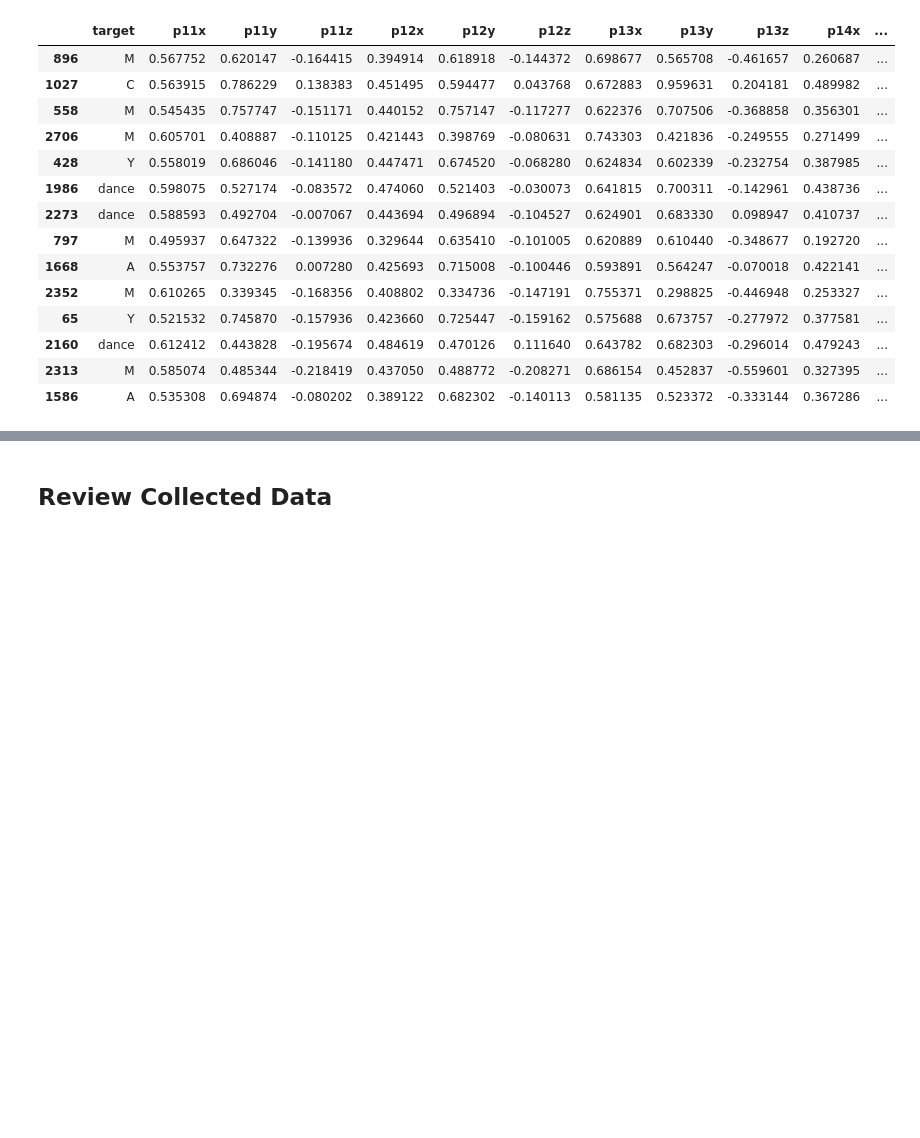
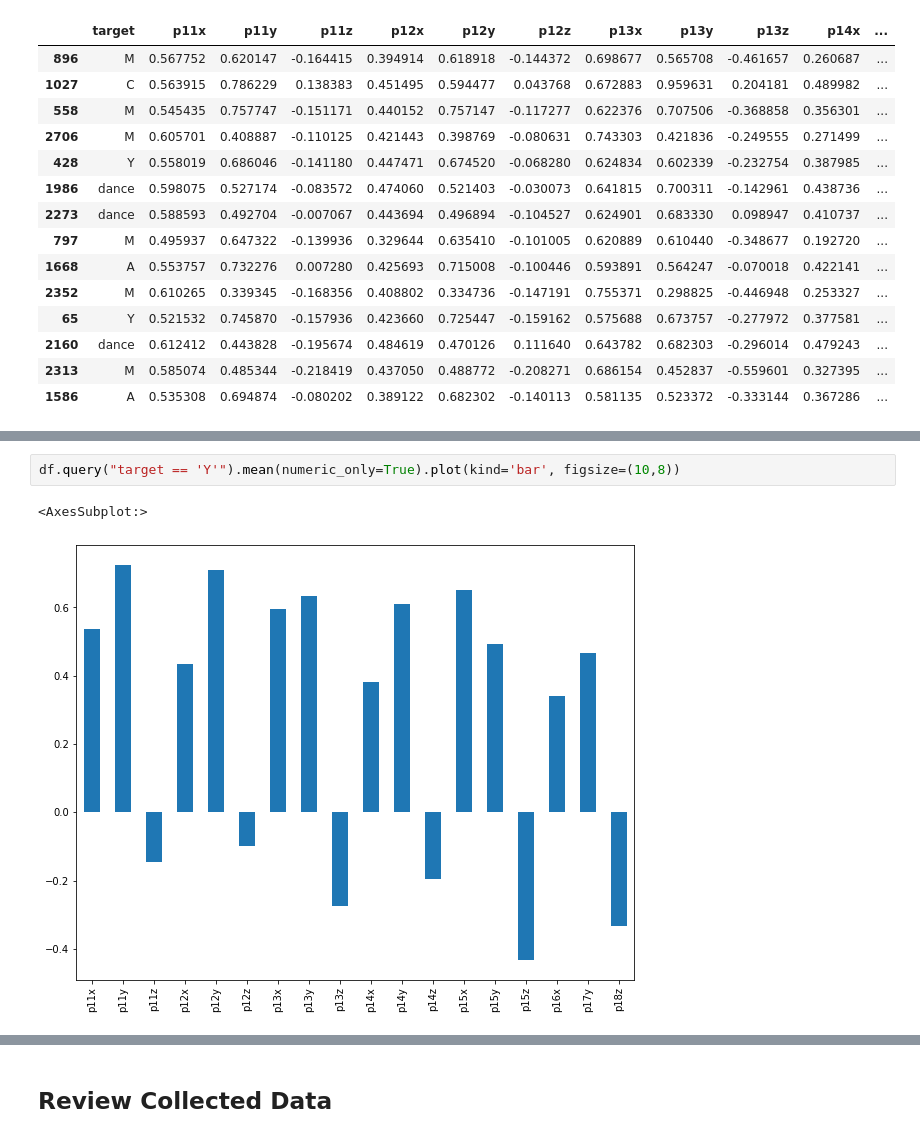
Before and after one commit to youngsoul/mediapipe-ymca, a Jupyter notebook: 01_YMCA_PoseDataPrep.ipynb, the cells around one changed output, grey strips where cells are left out. Drawn from its saved outputs; the diff is of its cells as text; blank space fills up the shorter version.

```diff
--- a/01_YMCA_PoseDataPrep.ipynb
+++ b/01_YMCA_PoseDataPrep.ipynb
@@ -230,0 +254,5 @@ df.sample(frac=0.005, replace=False, random_state=1)
+# %%
+df.query("target == 'Y'").mean(numeric_only=True).plot(kind='bar', figsize=(10,8))
+# %% [output]
+<AxesSubplot:>
+[figure, added]
```
Also changed, not shown: parts of 37 cells of this notebook, 1 other file.
